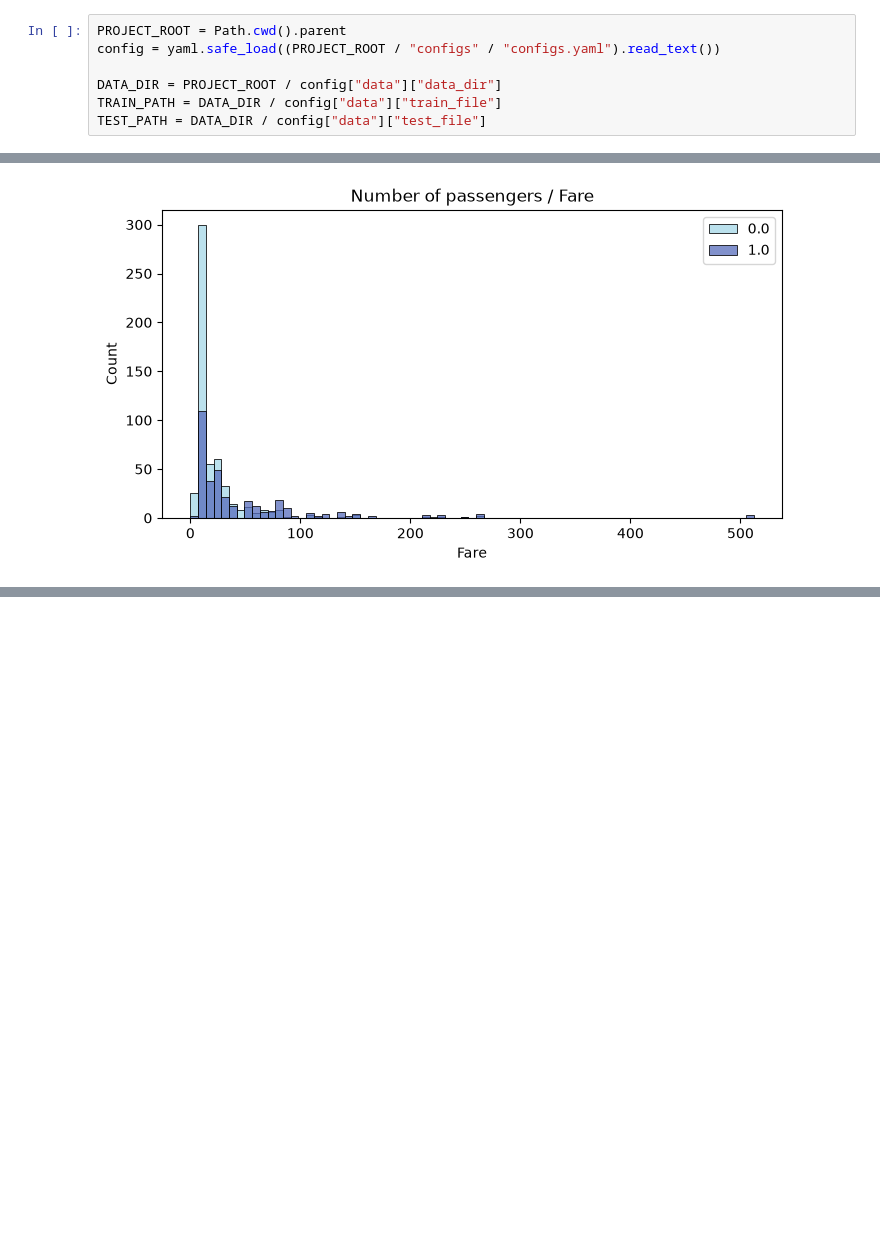
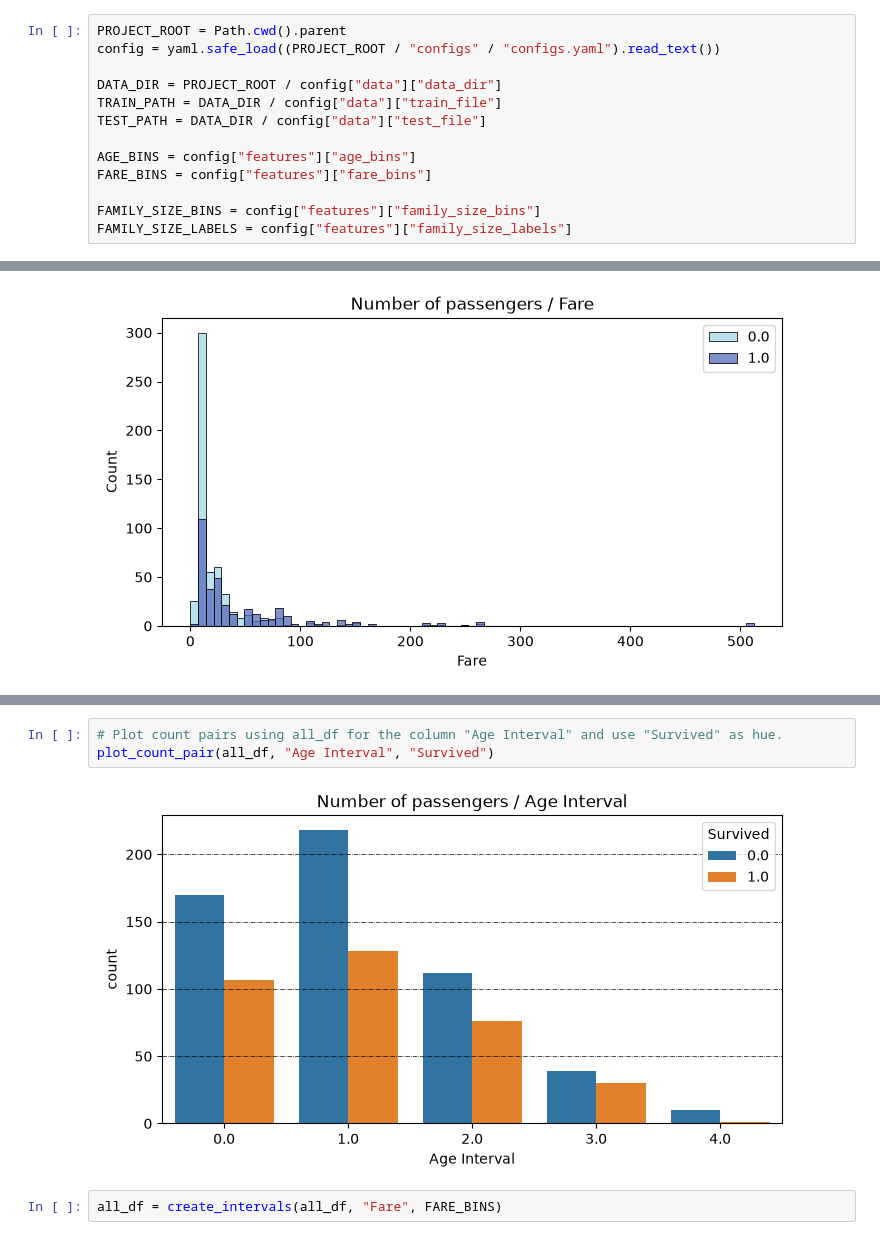
Before and after one commit to hiroh-git/fds-ps1-ex4-nb-to-repo-b2, a Jupyter notebook: notebooks/titanic_analysis.ipynb, the cells around one changed output, grey strips where cells are left out. Cells and saved outputs as stored; diff of their text form; blank space fills up the shorter version.

```diff
--- a/notebooks/titanic_analysis.ipynb
+++ b/notebooks/titanic_analysis.ipynb
@@ -30,6 +39,12 @@ config = yaml.safe_load((PROJECT_ROOT / "configs" / "configs.yaml").read_text())
 DATA_DIR = PROJECT_ROOT / config["data"]["data_dir"]
 TRAIN_PATH = DATA_DIR / config["data"]["train_file"]
 TEST_PATH = DATA_DIR / config["data"]["test_file"]
+
+AGE_BINS = config["features"]["age_bins"]
+FARE_BINS = config["features"]["fare_bins"]
+
+FAMILY_SIZE_BINS = config["features"]["family_size_bins"]
+FAMILY_SIZE_LABELS = config["features"]["family_size_labels"]
 # %% [markdown]
 ## Read the data
 # %%
@@ -206,0 +253,7 @@ for col in ["Age", "Fare"]:
+# %%
+# Plot count pairs using all_df for the column "Age Interval" and use "Survived" as hue.
+plot_count_pair(all_df, "Age Interval", "Survived")
+# %% [output]
+[figure, added]
+# %%
+all_df = create_intervals(all_df, "Fare", FARE_BINS)
```
Also changed, not shown: parts of 33 cells of this notebook, 7 other files.
